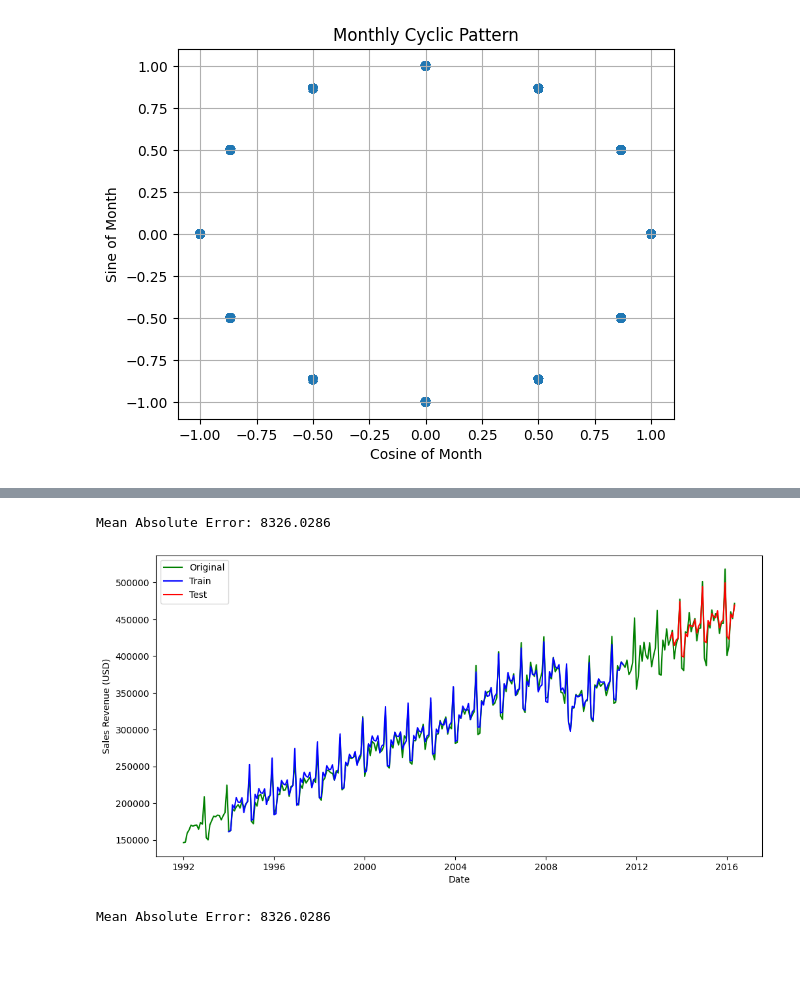
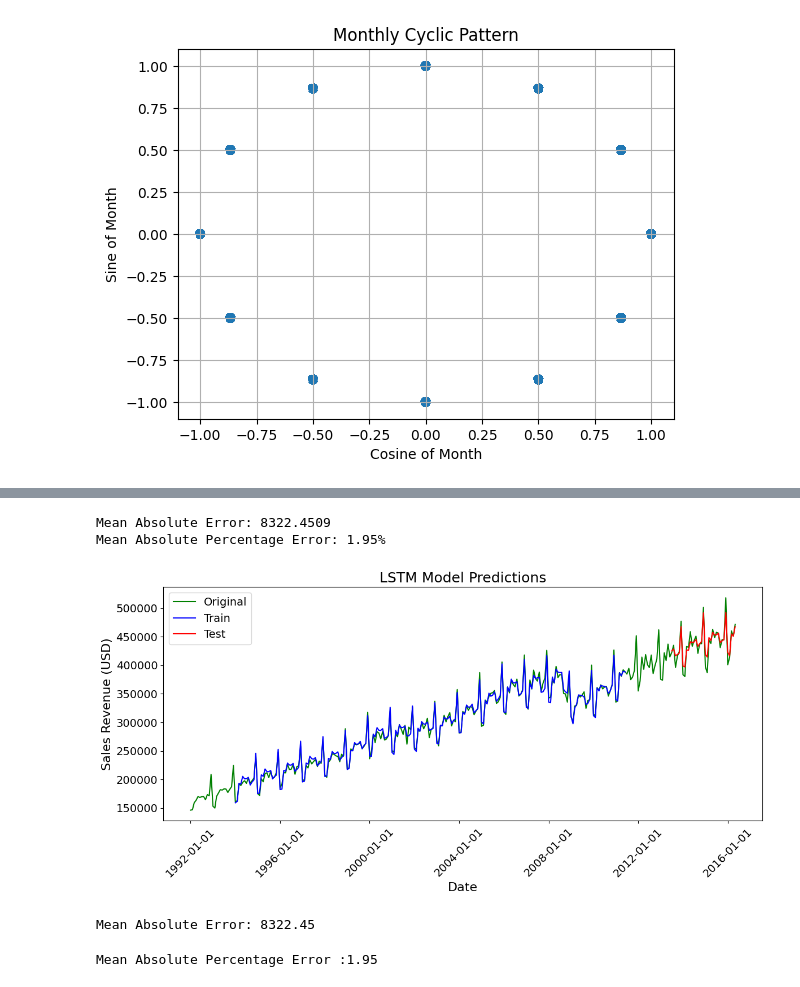
Before and after one commit to siwa-p/Time-Series-Forecasting, a Jupyter notebook: notebooks/lstm_example.ipynb, the cells around one changed output, grey strips where cells are left out. Drawn from its saved outputs; the diff is of its cells as text; code cells hidden in the pictures; blank space fills up the shorter version.

```diff
--- a/notebooks/lstm_example.ipynb
+++ b/notebooks/lstm_example.ipynb
@@ -211,39 +211,55 @@ Test RMSE 0.0457
 with torch.no_grad():
     # Shift train predictions for plotting
     train_plot = np.ones_like(timeseries) * np.nan
     y_pred_train = model(X_train)
     # print(y_pred_train.shape)
     y_pred_train = y_pred_train[:, -1, :].squeeze()  # Take only the last time step output
     y_pred_train = y_pred_train.cpu().numpy()  # Move to CPU and convert to NumPy
     y_pred_train = scaler.inverse_transform(y_pred_train) # Inverse transform to original scale
     y_pred_train[:,0] += trend_train[lookback:] # Add trend back
     train_plot[lookback:train_size] = y_pred_train[:,0]
     # Shift test predictions for plotting
     test_plot = np.ones_like(timeseries) * np.nan
     y_pred_test = model(X_test)
     y_pred_test = y_pred_test[:, -1, :].squeeze()  # Take only the last time step output
     y_pred_test = y_pred_test.cpu().numpy()  # Move to CPU and convert to NumPy
     y_pred_test = scaler.inverse_transform(y_pred_test) # Inverse transform to original scale
     y_pred_test[:,0] +=  trend_test[lookback:] # Add trend back
     test_plot[train_size + lookback:] = y_pred_test[:,0]
 
 # print the Mean Absolute Error
 mae = np.mean(np.abs(y_pred_test[:,0] - test[lookback:]))
 print("Mean Absolute Error: %.4f" % mae)
+mape = np.mean(np.abs((y_pred_test[:, 0] - test[lookback:]) / test[lookback:])) * 100
+print("Mean Absolute Percentage Error: %.2f%%" % mape)
+
 # Plot the results
 plt.figure(figsize=(12, 6))
+fontsize = 16
 x = dt['date']
 plt.plot(x, timeseries, color='green', label='Original')
 plt.plot(x, train_plot, color='blue', label='Train')
 plt.plot(x, test_plot, color='red', label='Test')
-plt.ylabel("Sales Revenue (USD)")
-plt.xlabel("Date")
-plt.legend()
+plt.ylabel("Sales Revenue (USD)", fontsize = fontsize)
+plt.xlabel("Date", fontsize = fontsize)
+plt.xticks(fontsize = fontsize-2)
+plt.yticks(fontsize = fontsize-2)
+plt.legend(fontsize = fontsize-2)
+plt.gca().xaxis.set_major_formatter(plt.matplotlib.dates.DateFormatter('%Y-%m-%d'))
+plt.title("LSTM Model Predictions", fontsize = fontsize+2)
+plt.xticks(rotation=45)
+plt.tight_layout()
+plt.savefig('lstm_predictions.png', dpi=300, bbox_inches='tight')
 plt.show()
 # %% [output]
-Mean Absolute Error: 8326.0286
+Mean Absolute Error: 8322.4509
+Mean Absolute Percentage Error: 1.95%
-[figure, old version]
+[figure, new version]
 # %%
-print("Mean Absolute Error: %.4f" % mae)
+print(f"Mean Absolute Error: {mae:.2f}")
 # %% [output]
-Mean Absolute Error: 8326.0286
+Mean Absolute Error: 8322.45
+# %%
+print(f"Mean Absolute Percentage Error :{mape:.2f} ")
+# %% [output]
+Mean Absolute Percentage Error :1.95
```
Also changed, not shown: parts of 2 cells of this notebook, 8 other files.
